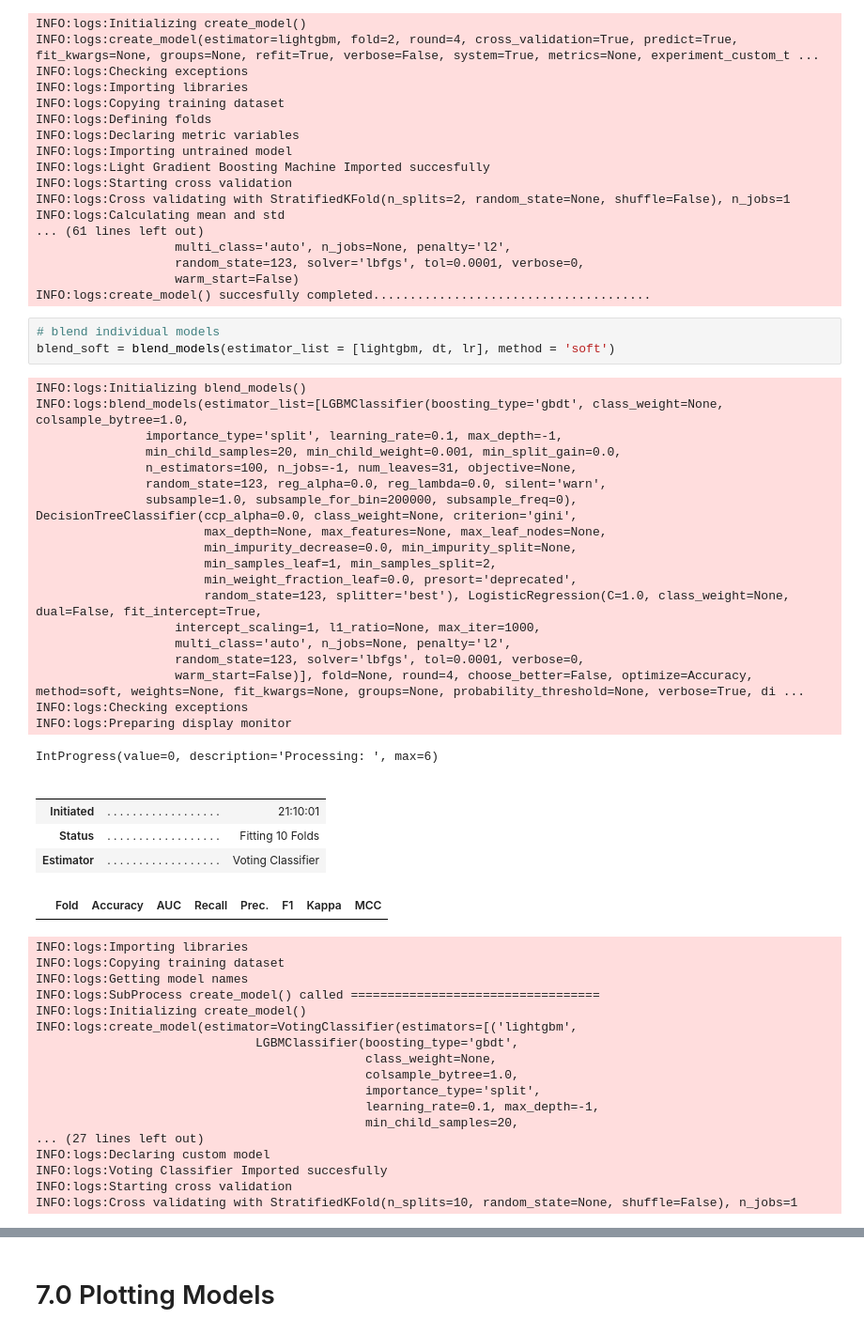
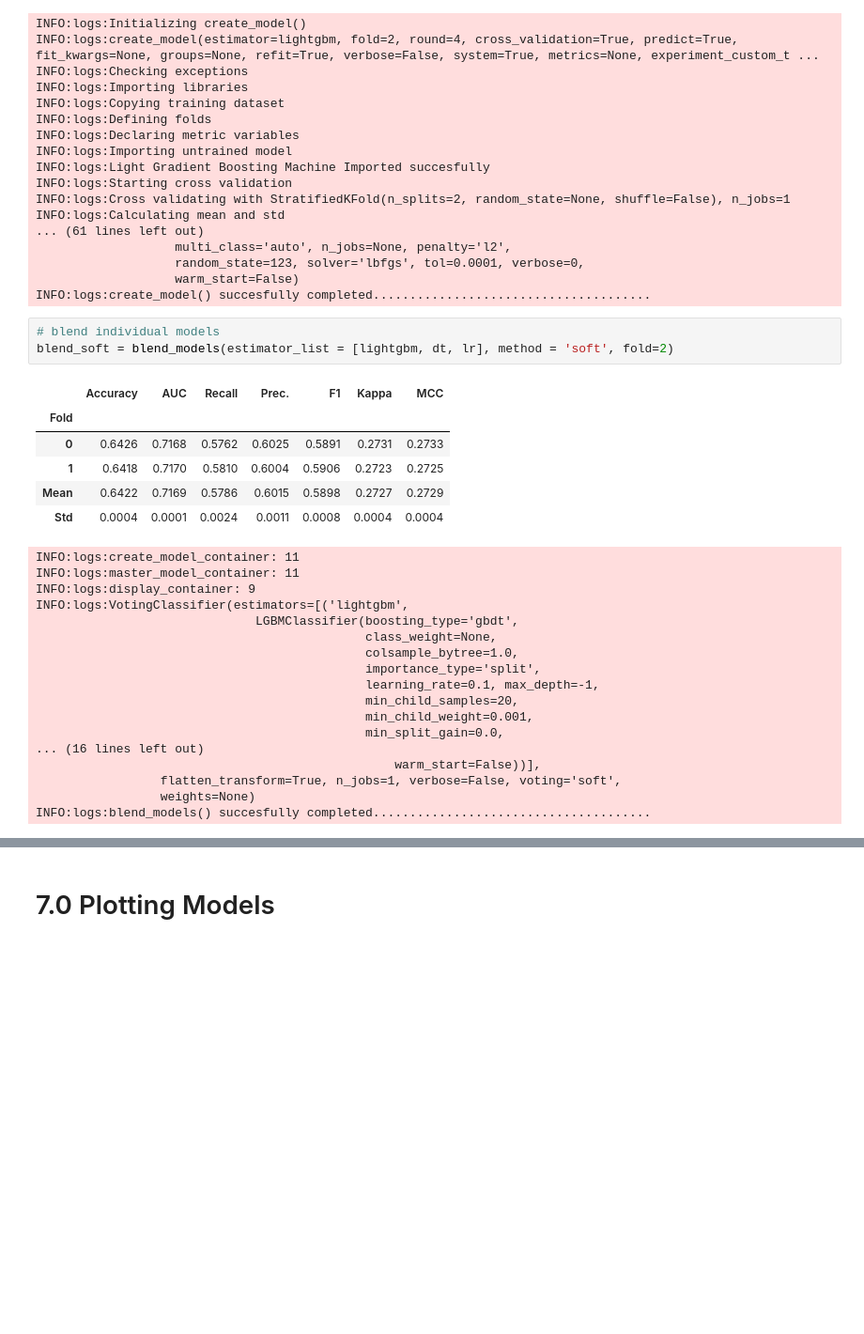
Before and after one commit to kwpark23/Airline-Delays, a Jupyter notebook: Airline_delay.ipynb, the cells around one changed output, grey strips where cells are left out. Shown at 94% size. Drawn from its saved outputs; the diff is of its cells as text; blank space fills up the shorter version.

```diff
--- a/Airline_delay.ipynb
+++ b/Airline_delay.ipynb
@@ -462,48 +458,29 @@ INFO:logs:Calculating mean and std
 INFO:logs:create_model() succesfully completed......................................
 # %%
 # blend individual models
-blend_soft = blend_models(estimator_list = [lightgbm, dt, lr], method = 'soft')
+blend_soft = blend_models(estimator_list = [lightgbm, dt, lr], method = 'soft', fold=2)
 # %% [output]
+|  | Accuracy | AUC | Recall | Prec. | F1 | Kappa | MCC |
+| Fold |  |  |  |  |  |  |  |
+| 0 | 0.6426 | 0.7168 | 0.5762 | 0.6025 | 0.5891 | 0.2731 | 0.2733 |
+| 1 | 0.6418 | 0.7170 | 0.5810 | 0.6004 | 0.5906 | 0.2723 | 0.2725 |
+| Mean | 0.6422 | 0.7169 | 0.5786 | 0.6015 | 0.5898 | 0.2727 | 0.2729 |
+| Std | 0.0004 | 0.0001 | 0.0024 | 0.0011 | 0.0008 | 0.0004 | 0.0004 |
-INFO:logs:Initializing blend_models()
-INFO:logs:blend_models(estimator_list=[LGBMClassifier(boosting_type='gbdt', class_weight=None, colsample_bytree=1.0,
-               importance_type='split', learning_rate=0.1, max_depth=-1,
-               min_child_samples=20, min_child_weight=0.001, min_split_gain=0.0,
-               n_estimators=100, n_jobs=-1, num_leaves=31, objective=None,
-               random_state=123, reg_alpha=0.0, reg_lambda=0.0, silent='warn',
-               subsample=1.0, subsample_for_bin=200000, subsample_freq=0), DecisionTreeClassifier(ccp_alpha=0.0, class_weight=None, criterion='gini',
-                       max_depth=None, max_features=None, max_leaf_nodes=None,
-                       min_impurity_decrease=0.0, min_impurity_split=None,
-                       min_samples_leaf=1, min_samples_split=2,
-                       min_weight_fraction_leaf=0.0, presort='deprecated',
-                       random_state=123, splitter='best'), LogisticRegression(C=1.0, class_weight=None, dual=False, fit_intercept=True,
-                   intercept_scaling=1, l1_ratio=None, max_iter=1000,
-                   multi_class='auto', n_jobs=None, penalty='l2',
-                   random_state=123, solver='lbfgs', tol=0.0001, verbose=0,
-                   warm_start=False)], fold=None, round=4, choose_better=False, optimize=Accuracy, method=soft, weights=None, fit_kwargs=None, groups=None, probability_threshold=None, verbose=True, di ...
-INFO:logs:Checking exceptions
-INFO:logs:Preparing display monitor
+INFO:logs:create_model_container: 11
+INFO:logs:master_model_container: 11
+INFO:logs:display_container: 9
+INFO:logs:VotingClassifier(estimators=[('lightgbm',
+                              LGBMClassifier(boosting_type='gbdt',
+                                             class_weight=None,
+                                             colsample_bytree=1.0,
+                                             importance_type='split',
+                                             learning_rate=0.1, max_depth=-1,
+                                             min_child_samples=20,
+                                             min_child_weight=0.001,
+                                             min_split_gain=0.0,
+... (16 lines left out)
+                                                 warm_start=False))],
+                 flatten_transform=True, n_jobs=1, verbose=False, voting='soft',
+                 weights=None)
+INFO:logs:blend_models() succesfully completed......................................
-IntProgress(value=0, description='Processing: ', max=6)
-|  |  |  |
-|  |  |  |
-| Initiated | . . . . . . . . . . . . . . . . . . | 21:10:01 |
-| Status | . . . . . . . . . . . . . . . . . . | Fitting 10 Folds |
-| Estimator | . . . . . . . . . . . . . . . . . . | Voting Classifier |
-|  | Fold | Accuracy | AUC | Recall | Prec. | F1 | Kappa | MCC |
-INFO:logs:Importing libraries
-INFO:logs:Copying training dataset
-INFO:logs:Getting model names
-INFO:logs:SubProcess create_model() called ==================================
-INFO:logs:Initializing create_model()
-INFO:logs:create_model(estimator=VotingClassifier(estimators=[('lightgbm',
-                              LGBMClassifier(boosting_type='gbdt',
-                                             class_weight=None,
-                                             colsample_bytree=1.0,
-                                             importance_type='split',
-                                             learning_rate=0.1, max_depth=-1,
-                                             min_child_samples=20,
-... (27 lines left out)
-INFO:logs:Declaring custom model
-INFO:logs:Voting Classifier Imported succesfully
-INFO:logs:Starting cross validation
-INFO:logs:Cross validating with StratifiedKFold(n_splits=10, random_state=None, shuffle=False), n_jobs=1
 # %% [markdown]
```
Also changed, not shown: parts of 13 cells of this notebook.
